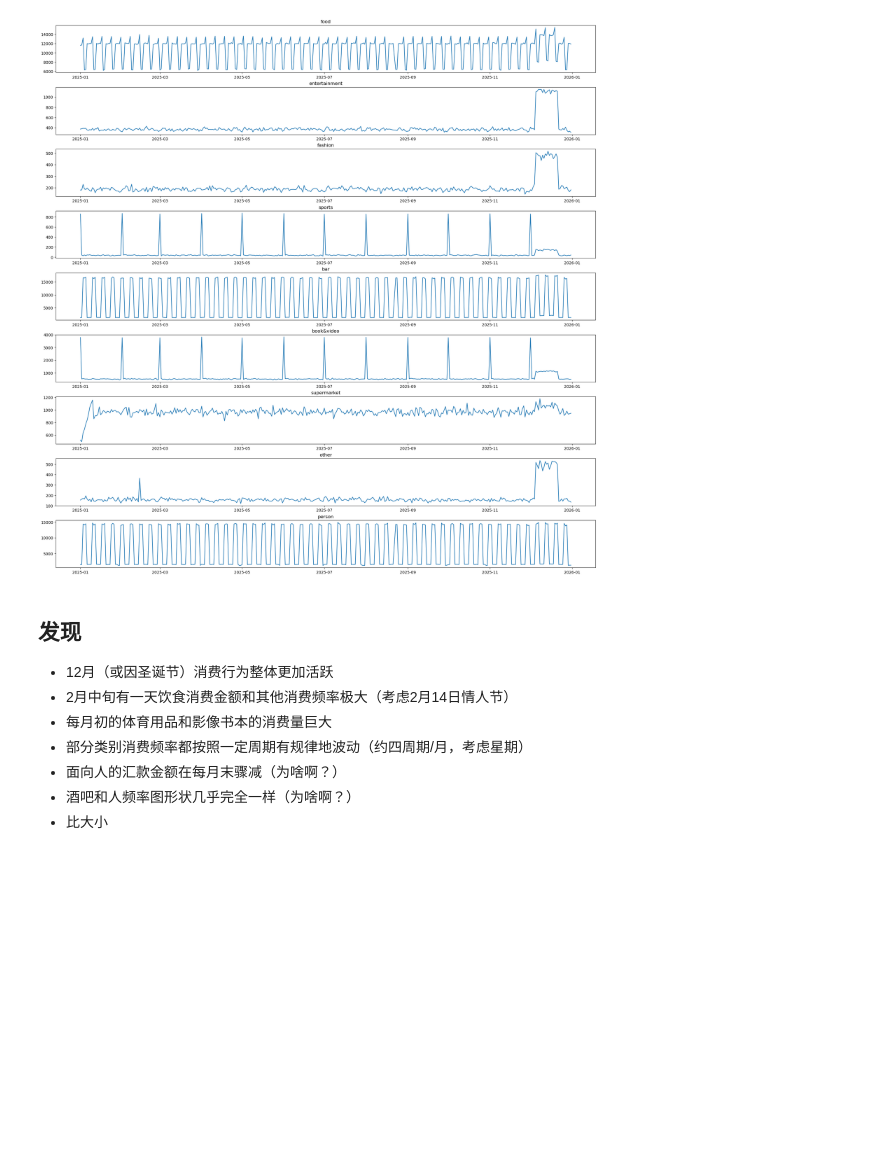
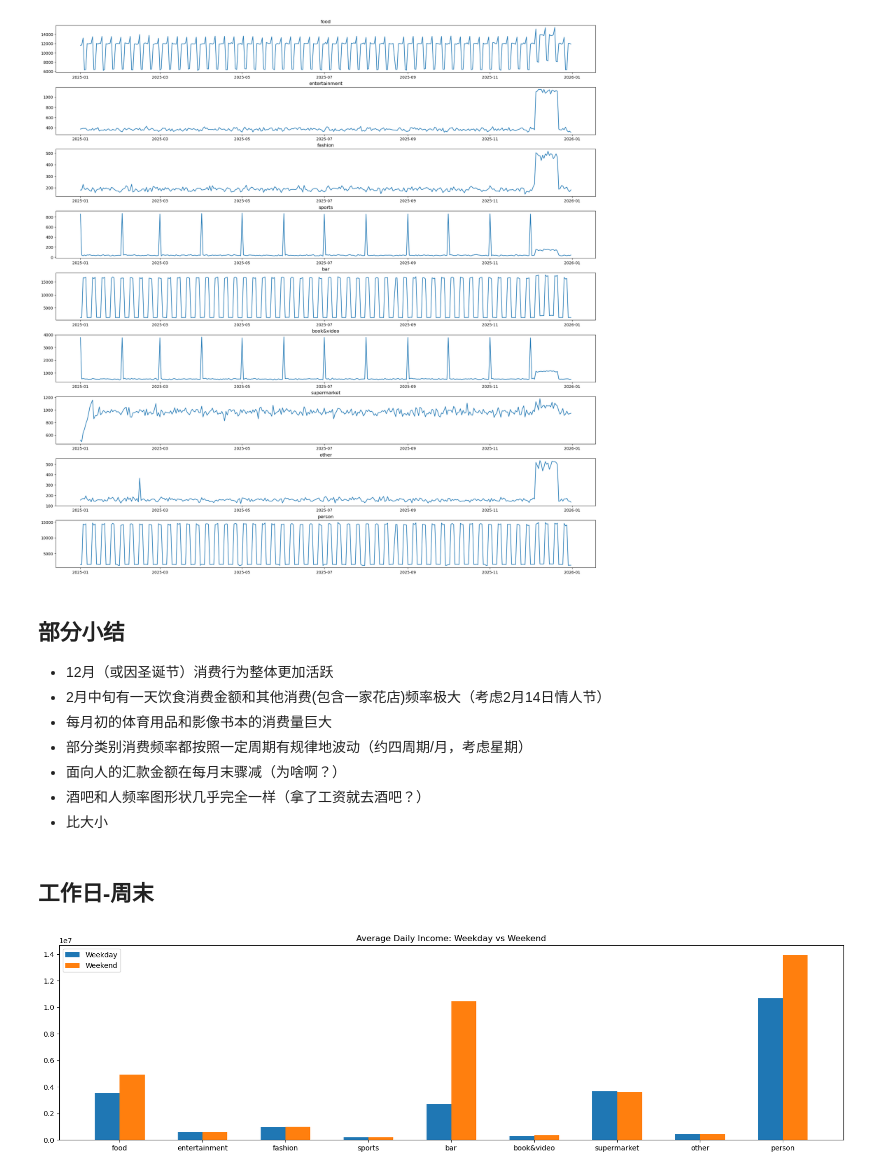
Before and after one commit to UoB-DSMP-2023-24/dsmp-2024-group-29, a Jupyter notebook: code/Visualisation_Changes.ipynb, the cells around one changed output. Drawn from its saved outputs; the diff is of its cells as text; code cells hidden in the pictures; blank space fills up the shorter version.

Commit message:
Update Visualisation_Changes.ipynb
* added weekday vs weekend
* added valentine vs daily
* added month comparison

```diff
--- a/code/Visualisation_Changes.ipynb
+++ b/code/Visualisation_Changes.ipynb
@@ -6,5 +6,6 @@ import matplotlib.pyplot as plt
 df=pd.read_csv("data1.csv")
 df['not_happened_yet_date']=pd.to_datetime(df['not_happened_yet_date'], format="%d/%m/%Y")
 df['day_of_week']=df['not_happened_yet_date'].dt.dayofweek
+df['is_weekend']=np.where(df['day_of_week']>4,1,0)
 # %%
 display(df)
@@ -26,7 +44,7 @@ display(df)
 df_type=list(range(9))
 for n in df_type:
     df_type[n]=(df[df['location_type']==n+1]
-                .drop(['Unnamed: 0','from_totally_fake_account','to_randomly_generated_account','location_type','day_of_week'],axis=1)
+                .drop(['Unnamed: 0','from_totally_fake_account','to_randomly_generated_account','location_type','day_of_week','is_weekend'],axis=1)
                 .groupby(['not_happened_yet_date'])
                 .agg({'sum','count'})
                 .sort_values(['not_happened_yet_date'])
@@ -75,11 +93,36 @@ for n in range(9):
 # %% [output]
 [figure]
 # %% [markdown]
-## 发现
+## 部分小结
 * 12月（或因圣诞节）消费行为整体更加活跃
-* 2月中旬有一天饮食消费金额和其他消费频率极大（考虑2月14日情人节）
+* 2月中旬有一天饮食消费金额和其他消费(包含一家花店)频率极大（考虑2月14日情人节）
 * 每月初的体育用品和影像书本的消费量巨大
 * 部分类别消费频率都按照一定周期有规律地波动（约四周期/月，考虑星期）
 * 面向人的汇款金额在每月末骤减（为啥啊？）
-* 酒吧和人频率图形状几乎完全一样（为啥啊？）
+* 酒吧和人频率图形状几乎完全一样（拿了工资就去酒吧？）
 * 比大小
+# %% [markdown]
+## 工作日-周末
+# %%
+df_week=list(range(2))
+for n in range(2):
+    df_week[n]=(df[df.is_weekend==n]
+                .drop(['Unnamed: 0','from_totally_fake_account','to_randomly_generated_account','not_happened_yet_date','day_of_week','is_weekend'],axis=1)
+                .groupby(['location_type'])
+                .agg({'sum','count'})
+                .sort_values(['location_type'])
+                .rename(columns={'monopoly_money_amount':'transaction'})
+               )
+# %%
+plt.figure(figsize=(20,5))
+X_axis=np.arange(9)
+labels=['Weekday','Weekend']
+daily=[5,2]
+for n in range(2):
+    plt.bar(X_axis+(n-0.5)*0.3,df_week[n]['transaction']['sum']/daily[n],0.3,label=labels[n])
+plt.xticks(X_axis,type_dict)
+plt.title('Average Daily Income: Weekday vs Weekend')
+plt.legend()
+plt.show()
+# %% [output]
+[figure, added]
```
Also changed, not shown: parts of 14 cells of this notebook.
